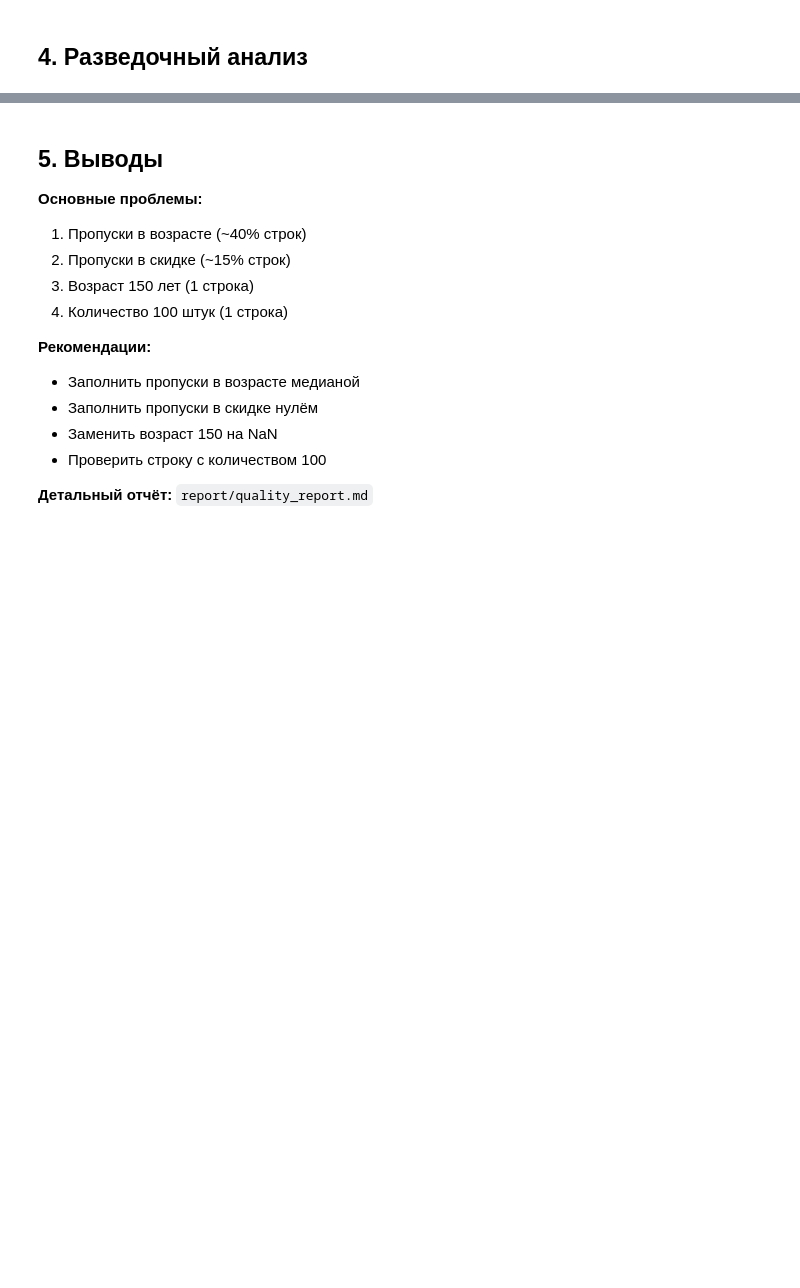
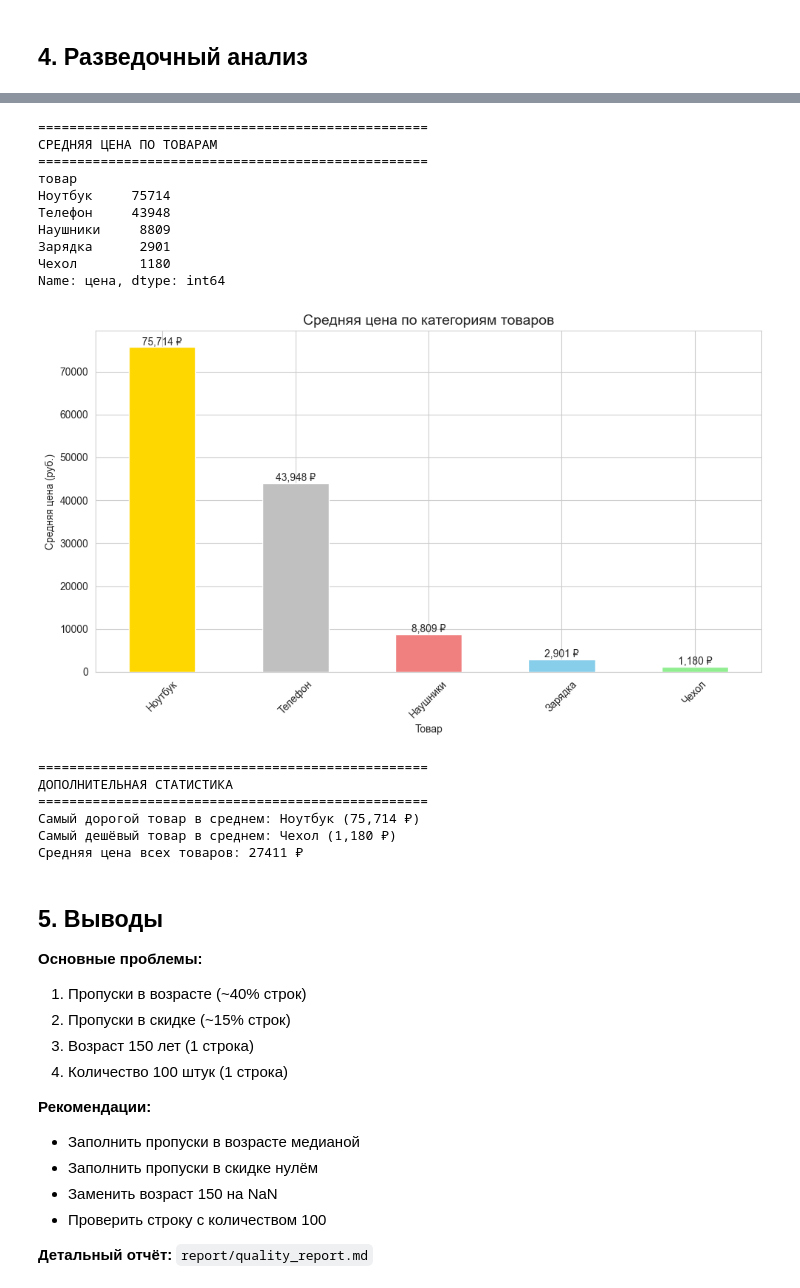
Before and after one commit to shahistakochkarova-debug/Laba-1, a Jupyter notebook: notebooks/1_data_understanding.ipynb, the cells around one changed output, grey strips where cells are left out. Cells and saved outputs as stored; diff of their text form; code cells hidden in the pictures; blank space fills up the shorter version.

```diff
--- a/notebooks/1_data_understanding.ipynb
+++ b/notebooks/1_data_understanding.ipynb
@@ -101,3 +249,53 @@ print(df.groupby('товар')['цена'].mean().round(0).astype(int))
+# %%
+# Средняя цена по товарам
+avg_price = df.groupby('товар')['цена'].mean().sort_values(ascending=False).round(0).astype(int)
+
+print("="*50)
+print("СРЕДНЯЯ ЦЕНА ПО ТОВАРАМ")
+print("="*50)
+print(avg_price)
+
+# Диаграмма
+plt.figure(figsize=(10, 6))
+colors = ['gold', 'silver', 'lightcoral', 'skyblue', 'lightgreen']
+avg_price.plot(kind='bar', color=colors)
+plt.title('Средняя цена по категориям товаров', fontsize=14)
+plt.xlabel('Товар')
+plt.ylabel('Средняя цена (руб.)')
+plt.xticks(rotation=45)
+
+# Добавляем цифры на столбцы
+for i, v in enumerate(avg_price.values):
+    plt.text(i, v + 500, f'{v:,} ₽', ha='center', fontsize=10)
+
+plt.tight_layout()
+plt.show()
+
+# Дополнительная статистика
+print("\n" + "="*50)
+print("ДОПОЛНИТЕЛЬНАЯ СТАТИСТИКА")
+print("="*50)
+print(f"Самый дорогой товар в среднем: {avg_price.index[0]} ({avg_price.values[0]:,} ₽)")
+print(f"Самый дешёвый товар в среднем: {avg_price.index[-1]} ({avg_price.values[-1]:,} ₽)")
+print(f"Средняя цена всех товаров: {df['цена'].mean():.0f} ₽")
+# %% [output]
+==================================================
+СРЕДНЯЯ ЦЕНА ПО ТОВАРАМ
+==================================================
+товар
+Ноутбук     75714
+Телефон     43948
+Наушники     8809
+Зарядка      2901
+Чехол        1180
+Name: цена, dtype: int64
+[figure, added]
+==================================================
+ДОПОЛНИТЕЛЬНАЯ СТАТИСТИКА
+==================================================
+Самый дорогой товар в среднем: Ноутбук (75,714 ₽)
+Самый дешёвый товар в среднем: Чехол (1,180 ₽)
+Средняя цена всех товаров: 27411 ₽
 # %% [markdown]
 ## 5. Выводы
 
```
Also changed, not shown: parts of 15 cells of this notebook.
